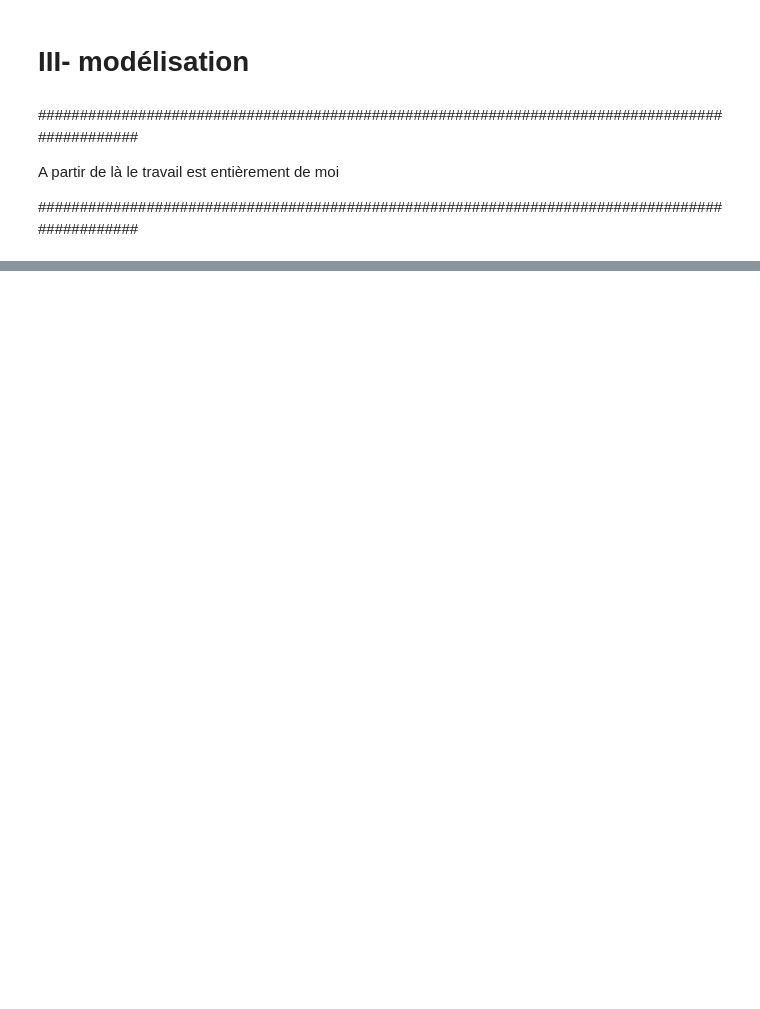
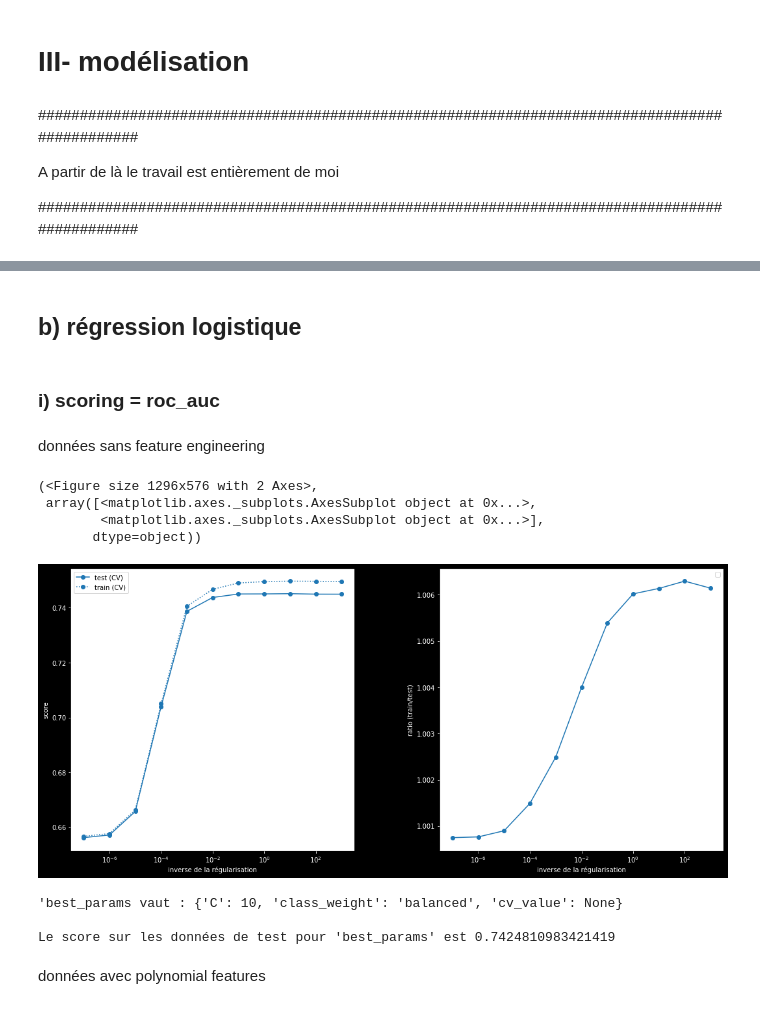
Before and after one commit to loulou569/P7_OC, a Jupyter notebook: P7_notebook.ipynb, the cells around one changed output, grey strips where cells are left out. Saved outputs shown, nothing was run; the diff lists cells and outputs as text; code cells hidden in the pictures; blank space fills up the shorter version.

Commit message:
notebook après roc_auc_score

```diff
--- a/P7_notebook.ipynb
+++ b/P7_notebook.ipynb
@@ -746,0 +765,3 @@ A partir de là le travail est entièrement de moi
+# %%
+app_train = pd.read_csv('/content/gdrive/My Drive/app_train_before_feat_eng.csv')
+app_test = pd.read_csv('/content/gdrive/My Drive/app_test_before_feat_eng.csv')
@@ -746,0 +780,12 @@ A partir de là le travail est entièrement de moi
+# %%
+from sklearn.impute import SimpleImputer
+imputer = SimpleImputer(strategy = 'median')
+
+app_train_preproc = app_train.copy()
+app_train_preproc = app_train_preproc.drop(columns=['TARGET'])
+app_test_preproc = app_test.copy()
+
+y_target = app_train['TARGET'].copy()
+
+app_train_preproc = imputer.fit_transform(app_train_preproc)
+app_test_preproc = imputer.transform(app_test_preproc)
@@ -746,0 +819,7 @@ A partir de là le travail est entièrement de moi
+# %%
+from sklearn.preprocessing import MinMaxScaler
+
+scaler = MinMaxScaler()
+
+app_train_preproc = scaler.fit_transform(app_train_preproc)
+app_test_preproc = scaler.transform(app_test_preproc)
@@ -746,0 +844,48 @@ A partir de là le travail est entièrement de moi
+# %% [markdown]
+## b) régression logistique
+# %% [markdown]
+### i) scoring = roc_auc
+# %% [markdown]
+données sans feature engineering
+# %%
+from fonctions import classify_with_gridsearchcv
+from sklearn.linear_model import LogisticRegression
+from sklearn.metrics import roc_auc_score
+
+X = app_train_preproc.copy()
+y = y_target.copy()
+
+params = {'C' : [10**i for i in range(-7,4)],
+          'class_weight' : ['balanced']}
+
+results = classify_with_gridsearchcv(X, y, clf=LogisticRegression(),
+                                     params_grid=params, scoring=roc_auc_score,
+                                     predictions='proba', rand=36)
+# %%
+from fonctions import plot_parameter_exploration_reg
+
+plot_parameter_exploration_reg(results_learner={1:results},
+                               paramaters=params['C'],
+                               name_param='inverse de la régularisation',
+                               legendleft=['test (CV)','train (CV)'],
+                               labelleft='score', labelright='ratio (train/test)',
+                               logleft=True, logright=True)
+# %% [output]
+(<Figure size 1296x576 with 2 Axes>,
+ array([<matplotlib.axes._subplots.AxesSubplot object at 0x...>,
+        <matplotlib.axes._subplots.AxesSubplot object at 0x...>],
+       dtype=object))
+[figure, added]
+# %%
+best_params = results['best_params']
+print("'best_params vaut : {}\n".format(best_params))
+
+score = results['score']
+print("Le score sur les données de test pour 'best_params' est {}".
+      format(score))
+# %% [output]
+'best_params vaut : {'C': 10, 'class_weight': 'balanced', 'cv_value': None}
+
+Le score sur les données de test pour 'best_params' est 0.7424810983421419
+# %% [markdown]
+données avec polynomial features
```
Also changed, not shown: parts of 45 cells of this notebook.
